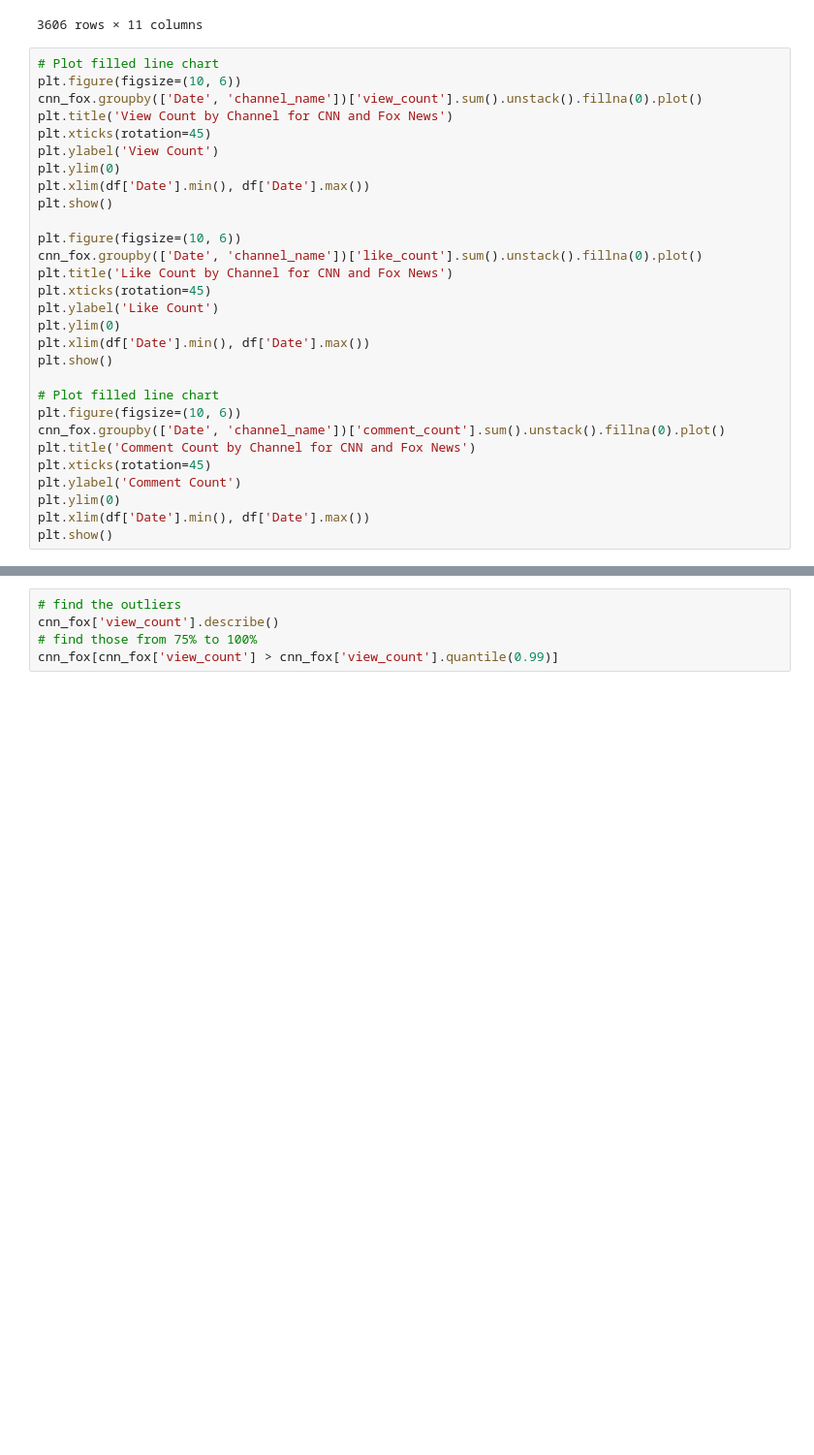
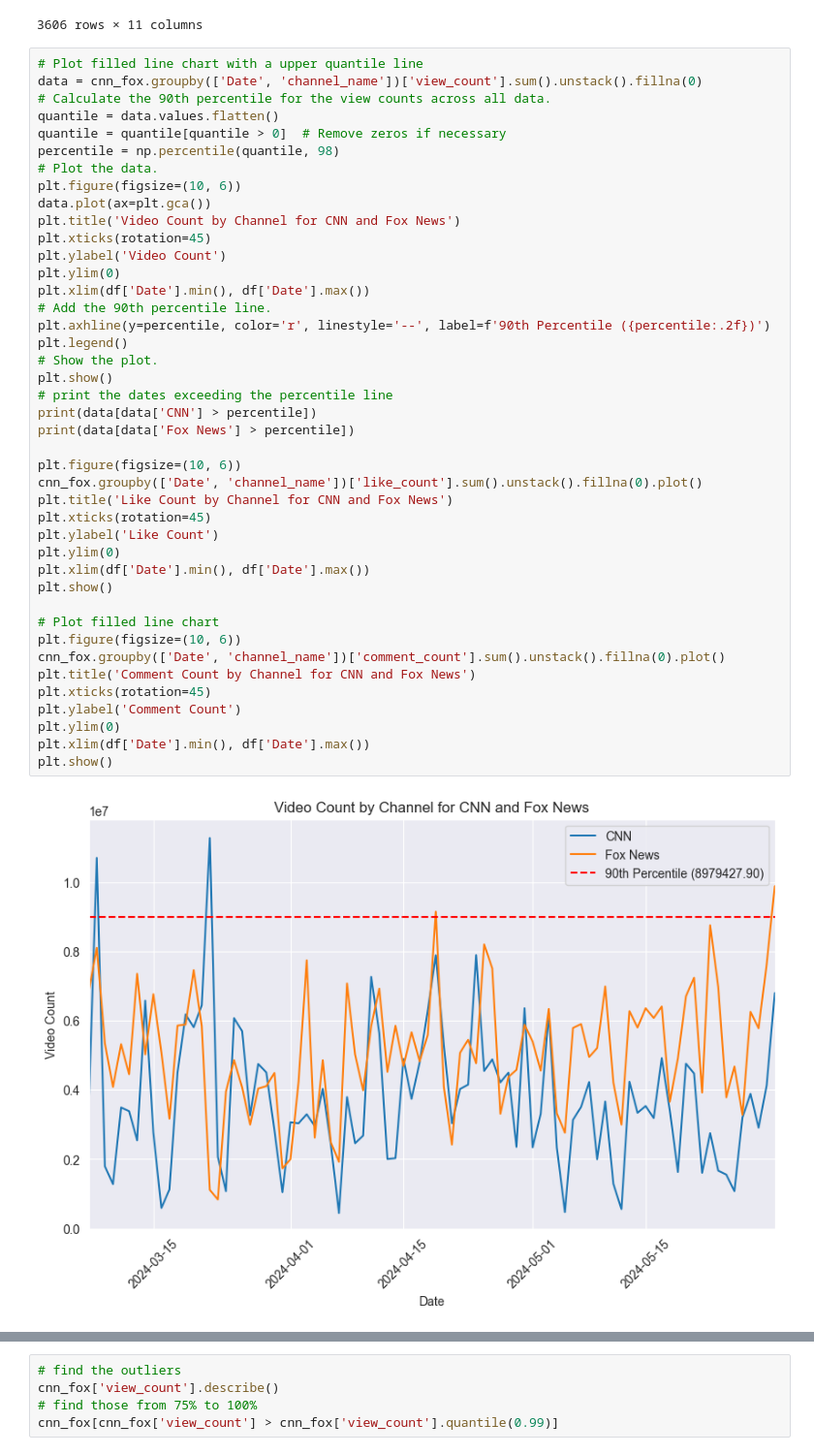
Before and after one commit to tyrionhuu/YouTube_Data_Science, a Jupyter notebook: time_series/src/video_statistics.ipynb, the cells around one changed output, grey strips where cells are left out. Shown at 97% size. Drawn from its saved outputs; the diff is of its cells as text; blank space fills up the shorter version.

```diff
--- a/time_series/src/video_statistics.ipynb
+++ b/time_series/src/video_statistics.ipynb
@@ -228,32 +228,46 @@ cnn_fox
 | 11872 | CNN | Legal analyst: Anyone else in Tru... | 2024-05-31T00:24:01Z | HfS3huP_Wec | 182988 | 2877 | 2474 | 2024-05-31 | ... |
 3606 rows × 11 columns
 # %%
-# Plot filled line chart
+# Plot filled line chart with a upper quantile line
+data = cnn_fox.groupby(['Date', 'channel_name'])['view_count'].sum().unstack().fillna(0)
+# Calculate the 90th percentile for the view counts across all data.
+quantile = data.values.flatten()
+quantile = quantile[quantile > 0]  # Remove zeros if necessary
+percentile = np.percentile(quantile, 98)
+# Plot the data.
 plt.figure(figsize=(10, 6))
-cnn_fox.groupby(['Date', 'channel_name'])['view_count'].sum().unstack().fillna(0).plot()
-plt.title('View Count by Channel for CNN and Fox News')
+data.plot(ax=plt.gca())
+plt.title('Video Count by Channel for CNN and Fox News')
 plt.xticks(rotation=45)
-plt.ylabel('View Count')
+plt.ylabel('Video Count')
 plt.ylim(0)
 plt.xlim(df['Date'].min(), df['Date'].max())
+# Add the 90th percentile line.
+plt.axhline(y=percentile, color='r', linestyle='--', label=f'90th Percentile ({percentile:.2f})')
+plt.legend()
+# Show the plot.
 plt.show()
+# print the dates exceeding the percentile line
+print(data[data['CNN'] > percentile])
+print(data[data['Fox News'] > percentile])
 
 plt.figure(figsize=(10, 6))
 cnn_fox.groupby(['Date', 'channel_name'])['like_count'].sum().unstack().fillna(0).plot()
 plt.title('Like Count by Channel for CNN and Fox News')
 plt.xticks(rotation=45)
 plt.ylabel('Like Count')
 plt.ylim(0)
 plt.xlim(df['Date'].min(), df['Date'].max())
 plt.show()
 
 # Plot filled line chart
 plt.figure(figsize=(10, 6))
 cnn_fox.groupby(['Date', 'channel_name'])['comment_count'].sum().unstack().fillna(0).plot()
 plt.title('Comment Count by Channel for CNN and Fox News')
 plt.xticks(rotation=45)
 plt.ylabel('Comment Count')
 plt.ylim(0)
 plt.xlim(df['Date'].min(), df['Date'].max())
 plt.show()
 # %% [output]
+[figure, new version]
```
Also changed, not shown: parts of 4 cells of this notebook, 1 other file.
